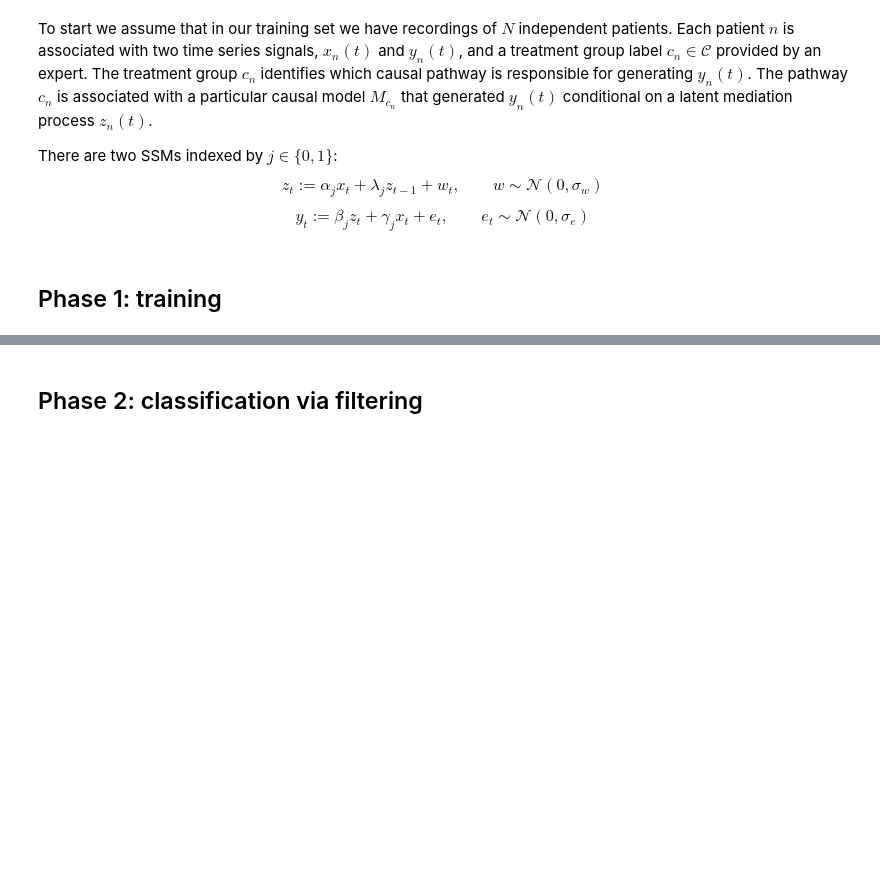
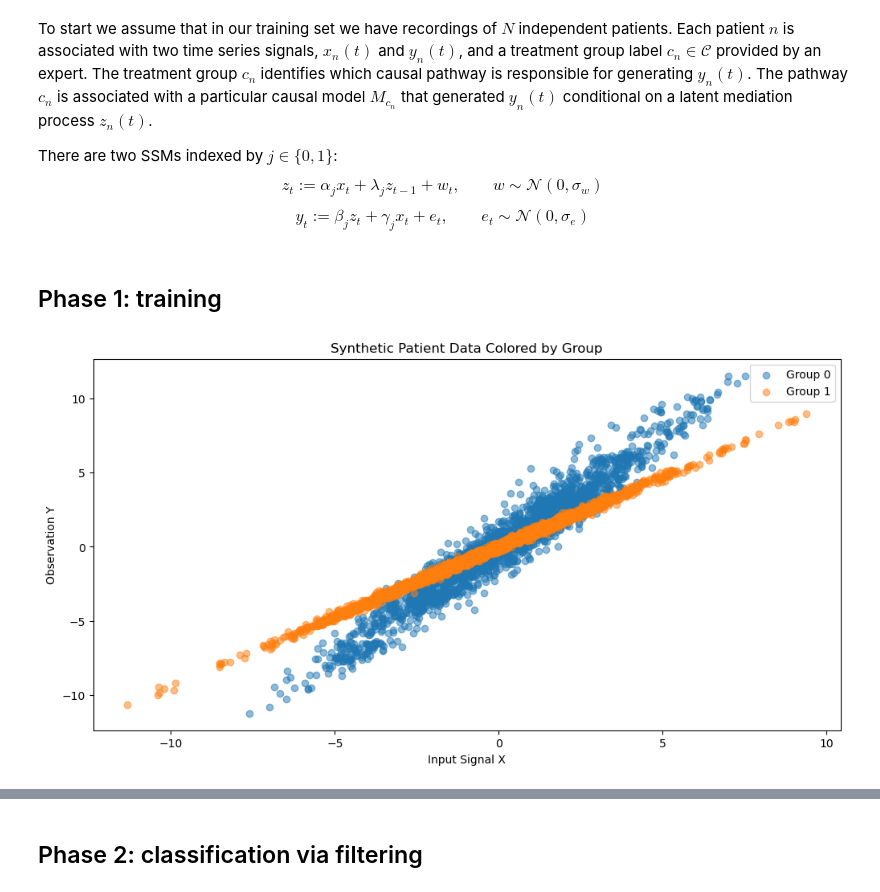
Before and after one commit to Analia7/mediators, a Jupyter notebook: active_discovery_of_latent_dynamic_mediators.ipynb, the cells around one changed output, grey strips where cells are left out. Drawn from its saved outputs; the diff is of its cells as text; code cells hidden in the pictures; blank space fills up the shorter version.

```diff
--- a/active_discovery_of_latent_dynamic_mediators.ipynb
+++ b/active_discovery_of_latent_dynamic_mediators.ipynb
@@ -75,6 +75,21 @@ def generate_synthetic_samples(
 # %%
 # given the group labels j in {0,1}, we infer the group parameters theta_j = (alpha_j, beta_j, gamma_j, lambda_j)
 # and z_t
 
 # generate synthetic training samples
 j_train, X_train, Z_train, Y_train = generate_synthetic_samples(n_patients=100, T=50)
+
+# plot some examples
+# color by group
+import matplotlib.pyplot as plt
+plt.figure(figsize=(12, 6))
+for group in [0, 1]:
+    idx = (j_train == group)
+    plt.scatter(X_train[idx].flatten(), Y_train[idx].flatten(), alpha=0.5, label=f'Group {group}')
+plt.xlabel('Input Signal X')
+plt.ylabel('Observation Y')
+plt.title('Synthetic Patient Data Colored by Group')
+plt.legend()
+plt.show()
+# %% [output]
+[figure, added]
```
Also changed, not shown: parts of 3 cells of this notebook, 1 other file.
